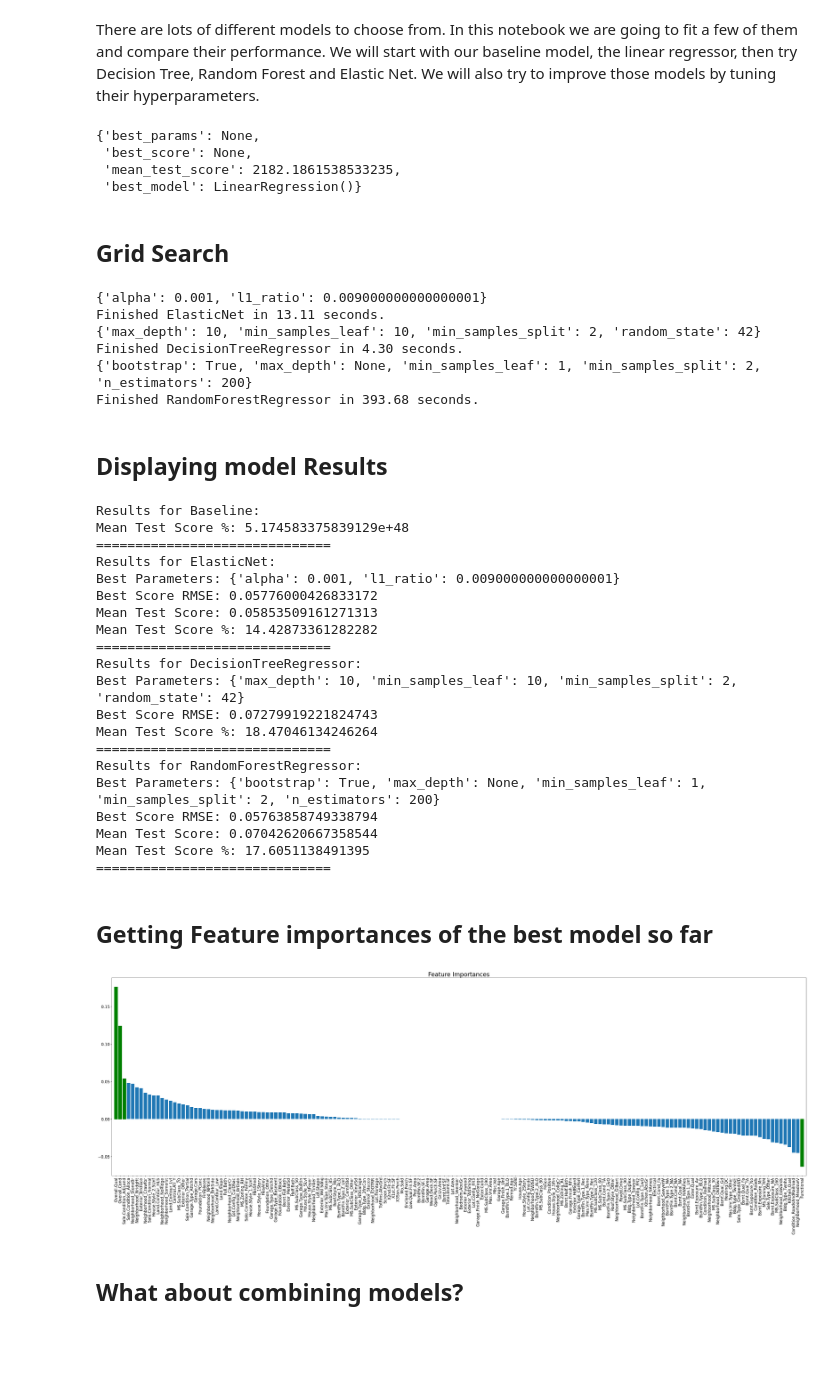
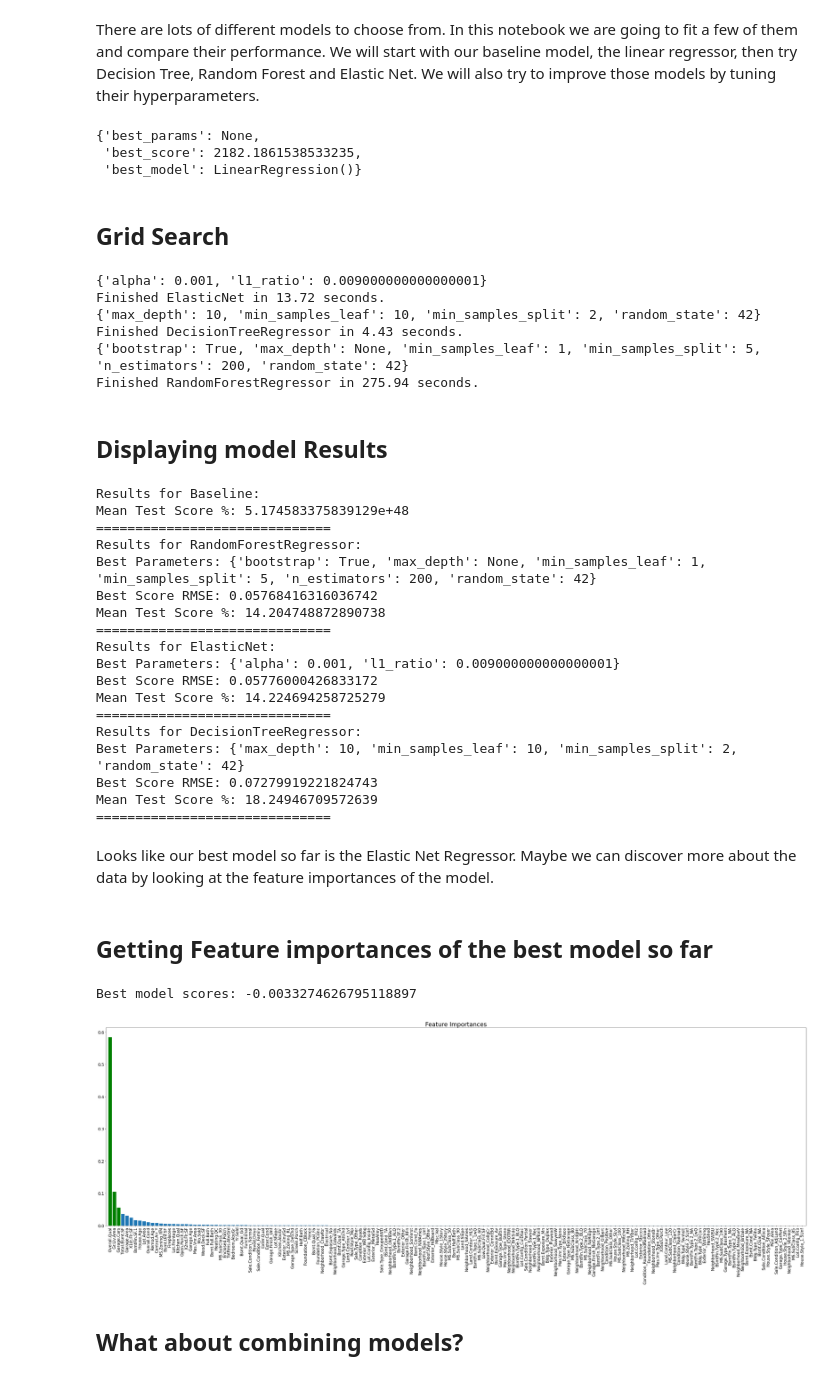
Before and after one commit to AndreCorreaSantos/ames_AndreVictor, a Jupyter notebook: notebooks/03_linear_regression_modeling.ipynb, the cells around one changed output. Saved outputs shown, nothing was run; the diff lists cells and outputs as text; code cells hidden in the pictures; blank space fills up the shorter version.

```diff
--- a/notebooks/03_linear_regression_modeling.ipynb
+++ b/notebooks/03_linear_regression_modeling.ipynb
@@ -398,16 +398,14 @@ baselineScore = -cross_val_score(baselineModel, Xtrain, ytrain, cv=5, scoring='n
 
 results['Baseline'] = {
     'best_params': None,
-    'best_score': None,
-    'mean_test_score': baselineScore.mean(),
+    'best_score': baselineScore.mean(),
     'best_model' : baselineModel
 }
 
 results['Baseline']
 # %% [output]
 {'best_params': None,
- 'best_score': None,
- 'mean_test_score': 2182.1861538533235,
+ 'best_score': 2182.1861538533235,
  'best_model': LinearRegression()}
 # %%
 params_RandomForest = {
@@ -465,7 +463,6 @@ for model, params in zip(modelsList,paramsList):
     results[type(model).__name__] = {
         'best_params': grid_search.best_params_,
         'best_score': grid_search.best_score_,
-        'mean_test_score': grid_search.cv_results_['mean_test_score'],
         'best_model' : grid_search.best_estimator_
     }
 
@@ -473,103 +470,92 @@ for model, params in zip(modelsList,paramsList):
     print(f"Finished {type(model).__name__} in {t2-t1:.2f} seconds.")
 # %% [output]
 {'alpha': 0.001, 'l1_ratio': 0.009000000000000001}
-Finished ElasticNet in 13.11 seconds.
+Finished ElasticNet in 13.72 seconds.
 {'max_depth': 10, 'min_samples_leaf': 10, 'min_samples_split': 2, 'random_state': 42}
-Finished DecisionTreeRegressor in 4.30 seconds.
-{'bootstrap': True, 'max_depth': None, 'min_samples_leaf': 1, 'min_samples_split': 2, 'n_estimators': 200}
-Finished RandomForestRegressor in 393.68 seconds.
+Finished DecisionTreeRegressor in 4.43 seconds.
+{'bootstrap': True, 'max_depth': None, 'min_samples_leaf': 1, 'min_samples_split': 5, 'n_estimators': 200, 'random_state': 42}
+Finished RandomForestRegressor in 275.94 seconds.
 # %% [markdown]
 ## Displaying model Results
 # %%
 # Sorting the results based on mean test score
-sorted_results = sorted(results.items(), key=lambda x: -np.mean(x[1]['mean_test_score']))
+sorted_results = sorted(results.items(), key=lambda x: -x[1]['best_score'])
 
 params = {}
 
 for model_name, result in sorted_results:
     params[model_name] = result['best_params']
 
-    if model_name not in ['Baseline', 'Dummy', 'DecisionTreeRegressor']:
-
-        meanError = np.sqrt(-np.mean(result['mean_test_score']))
+    if model_name != 'Baseline':
 
         print(f"Results for {model_name}:")
         print(f"Best Parameters: {result['best_params']}")
         print(f"Best Score RMSE: {np.sqrt(-result['best_score'])}")
-        print(f"Mean Test Score: {meanError}")
-        print(f"Mean Test Score %: {100*((10**(meanError))-1)}")
-        print("=" * 30)
-
-    elif model_name == 'DecisionTreeRegressor':
-
-        meanError = np.sqrt(-np.nanmean(result['mean_test_score']))
-
-        print(f"Results for {model_name}:")
-        print(f"Best Parameters: {result['best_params']}")
-        print(f"Best Score RMSE: {np.sqrt(-result['best_score'])}")
-        print(f"Mean Test Score %: {100*((10**(meanError))-1)}")
+        print(f"Mean Test Score %: {100*((10**(np.sqrt(-result['best_score'])))-1)}")
         print("=" * 30)
 
     else:
-
-        meanError = np.sqrt(np.mean(result['mean_test_score']))
-
         print(f"Results for {model_name}:")
-        print(f"Mean Test Score %: {100*((10**(meanError))-1)}")
+        print(f"Mean Test Score %: {100*((10**(np.sqrt(result['best_score'])))-1)}")
         print("=" * 30)
 # %% [output]
 Results for Baseline:
 Mean Test Score %: 5.174583375839129e+48
+==============================
+Results for RandomForestRegressor:
+Best Parameters: {'bootstrap': True, 'max_depth': None, 'min_samples_leaf': 1, 'min_samples_split': 5, 'n_estimators': 200, 'random_state': 42}
+Best Score RMSE: 0.05768416316036742
+Mean Test Score %: 14.204748872890738
 ==============================
 Results for ElasticNet:
 Best Parameters: {'alpha': 0.001, 'l1_ratio': 0.009000000000000001}
 Best Score RMSE: 0.05776000426833172
-Mean Test Score: 0.05853509161271313
-Mean Test Score %: 14.42873361282282
+Mean Test Score %: 14.224694258725279
 ==============================
 Results for DecisionTreeRegressor:
 Best Parameters: {'max_depth': 10, 'min_samples_leaf': 10, 'min_samples_split': 2, 'random_state': 42}
 Best Score RMSE: 0.07279919221824743
-Mean Test Score %: 18.47046134246264
+Mean Test Score %: 18.24946709572639
 ==============================
-Results for RandomForestRegressor:
-Best Parameters: {'bootstrap': True, 'max_depth': None, 'min_samples_leaf': 1, 'min_samples_split': 2, 'n_estimators': 200}
-Best Score RMSE: 0.05763858749338794
-Mean Test Score: 0.07042620667358544
-Mean Test Score %: 17.6051138491395
-==============================
+# %% [markdown]
+Looks like our best model so far is the Elastic Net Regressor. Maybe we can discover more about the data by looking at the feature importances of the model.
 # %% [markdown]
 ## Getting Feature importances of the best model so far
 # %%
 # Get feature importances
 best_model = sorted_results[1][1]['best_model']
+
 # Get best model scores
+print(f"Best model scores: {sorted_results[1][1]['best_score']}")
+best_model_scores = sorted_results[1][1]['best_score']
 
-importances = best_model.coef_
+# Get feature importances from best model
+importances = best_model.feature_importances_
 
 # Get feature names from Xtrain
 feature_names = model_data.drop(columns=['SalePrice']).copy().columns
 
 # Sort features by importance in descending order
 indices = importances.argsort()[::-1]
 
 # Create a bar chart
 plt.figure(figsize=(40, 15))
 plt.title("Feature Importances", fontsize=24)  # Increase title fontsize
 bars = plt.bar(range(Xtrain.shape[1]), importances[indices], align="center")
 
 # Change color of bars with absolute values greater than 0.6
 for i, bar in enumerate(bars):
     if abs(importances[indices][i]) > 0.05:
         bar.set_color('green')
 
 plt.xticks(range(Xtrain.shape[1]), feature_names[indices], rotation=90, fontsize=16)  # Increase x-axis fontsize
 plt.yticks(fontsize=16)  # Increase y-axis fontsize
 plt.xlim([-1, Xtrain.shape[1]])
 plt.tight_layout()
 plt.show()
 # %% [output]
+Best model scores: -0.0033274626795118897
-[figure, old version]
+[figure, new version]
 # %% [markdown]
 ## What about combining models?
 # %% [markdown]
```
Also changed, not shown: parts of 7 cells of this notebook.
